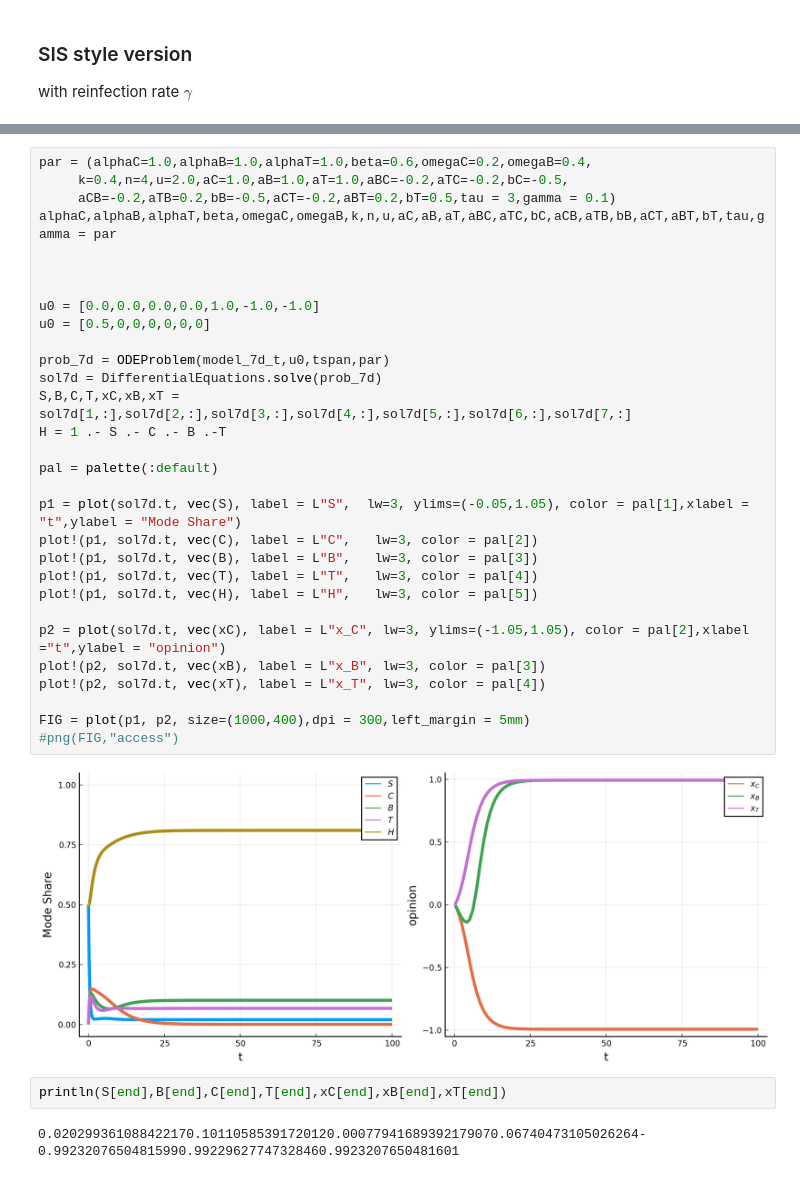
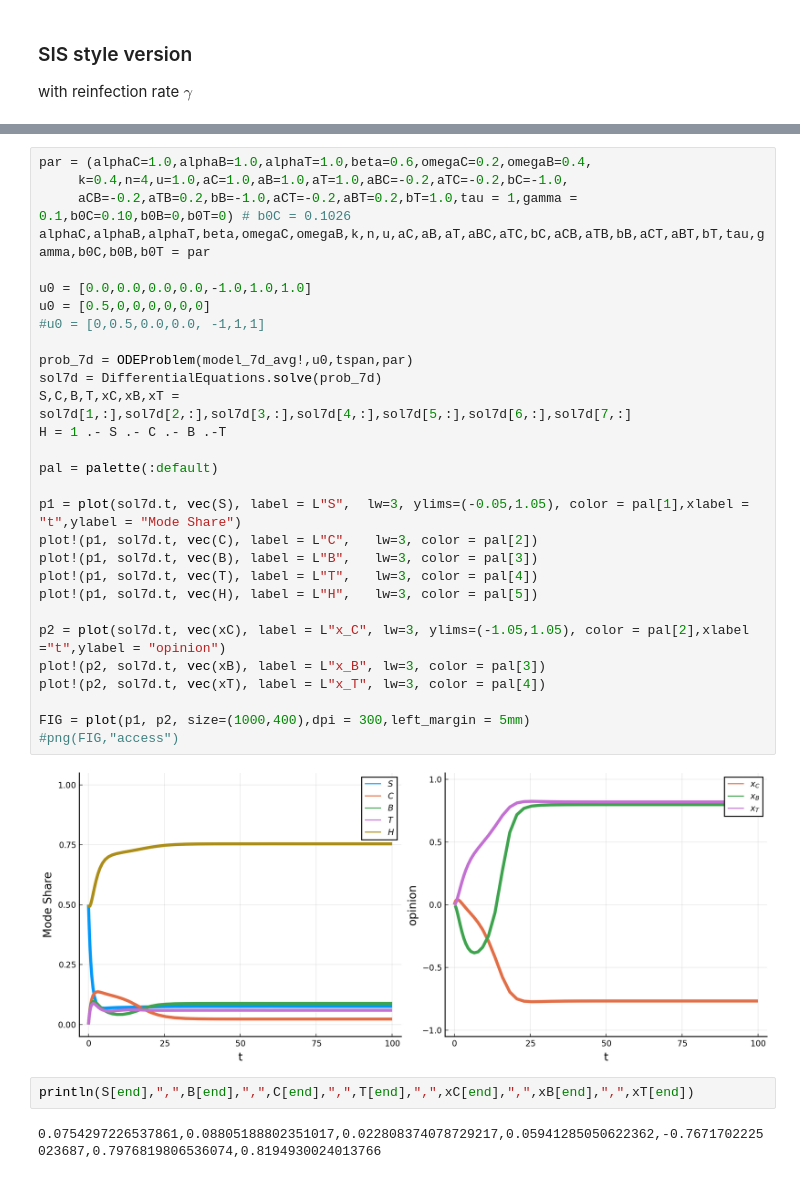
Before and after one commit to valentine-alia/MAE-6870, a Jupyter notebook: set_up_integration.ipynb, the cells around one changed output, grey strips where cells are left out. Saved outputs shown, nothing was run; the diff lists cells and outputs as text.

```diff
--- a/set_up_integration.ipynb
+++ b/set_up_integration.ipynb
@@ -209,40 +225,39 @@ plot!(p1, sol4d.t, vec(H4), label = L"H",   lw=3, color = pal[5])
 [figure]
 # %%
 par = (alphaC=1.0,alphaB=1.0,alphaT=1.0,beta=0.6,omegaC=0.2,omegaB=0.4,
-     k=0.4,n=4,u=2.0,aC=1.0,aB=1.0,aT=1.0,aBC=-0.2,aTC=-0.2,bC=-0.5,
-     aCB=-0.2,aTB=0.2,bB=-0.5,aCT=-0.2,aBT=0.2,bT=0.5,tau = 3,gamma = 0.1)
-alphaC,alphaB,alphaT,beta,omegaC,omegaB,k,n,u,aC,aB,aT,aBC,aTC,bC,aCB,aTB,bB,aCT,aBT,bT,tau,gamma = par
+     k=0.4,n=4,u=1.0,aC=1.0,aB=1.0,aT=1.0,aBC=-0.2,aTC=-0.2,bC=-1.0,
+     aCB=-0.2,aTB=0.2,bB=-1.0,aCT=-0.2,aBT=0.2,bT=1.0,tau = 1,gamma = 0.1,b0C=0.10,b0B=0,b0T=0) # b0C = 0.1026
+alphaC,alphaB,alphaT,beta,omegaC,omegaB,k,n,u,aC,aB,aT,aBC,aTC,bC,aCB,aTB,bB,aCT,aBT,bT,tau,gamma,b0C,b0B,b0T = par
 
+u0 = [0.0,0.0,0.0,0.0,-1.0,1.0,1.0]
+u0 = [0.5,0,0,0,0,0,0]
+#u0 = [0,0.5,0.0,0.0, -1,1,1]
 
-
-u0 = [0.0,0.0,0.0,0.0,1.0,-1.0,-1.0]
-u0 = [0.5,0,0,0,0,0,0]
-
-prob_7d = ODEProblem(model_7d_t,u0,tspan,par)
+prob_7d = ODEProblem(model_7d_avg!,u0,tspan,par)
 sol7d = DifferentialEquations.solve(prob_7d)
-S,B,C,T,xC,xB,xT = sol7d[1,:],sol7d[2,:],sol7d[3,:],sol7d[4,:],sol7d[5,:],sol7d[6,:],sol7d[7,:]
+S,C,B,T,xC,xB,xT = sol7d[1,:],sol7d[2,:],sol7d[3,:],sol7d[4,:],sol7d[5,:],sol7d[6,:],sol7d[7,:]
 H = 1 .- S .- C .- B .-T
 
 pal = palette(:default)
 
 p1 = plot(sol7d.t, vec(S), label = L"S",  lw=3, ylims=(-0.05,1.05), color = pal[1],xlabel = "t",ylabel = "Mode Share")
 plot!(p1, sol7d.t, vec(C), label = L"C",   lw=3, color = pal[2])
 plot!(p1, sol7d.t, vec(B), label = L"B",   lw=3, color = pal[3])
 plot!(p1, sol7d.t, vec(T), label = L"T",   lw=3, color = pal[4])
 plot!(p1, sol7d.t, vec(H), label = L"H",   lw=3, color = pal[5])
 
 p2 = plot(sol7d.t, vec(xC), label = L"x_C", lw=3, ylims=(-1.05,1.05), color = pal[2],xlabel ="t",ylabel = "opinion")
 plot!(p2, sol7d.t, vec(xB), label = L"x_B", lw=3, color = pal[3])
 plot!(p2, sol7d.t, vec(xT), label = L"x_T", lw=3, color = pal[4])
 
 FIG = plot(p1, p2, size=(1000,400),dpi = 300,left_margin = 5mm)
 #png(FIG,"access")
 # %% [output]
-[figure, old version]
+[figure, new version]
 # %%
-println(S[end],B[end],C[end],T[end],xC[end],xB[end],xT[end])
+println(S[end],",",B[end],",",C[end],",",T[end],",",xC[end],",",xB[end],",",xT[end])
 # %% [output]
-0.020299361088422170.10110585391720120.00077941689392179070.06740473105026264-0.99232076504815990.99229627747328460.9923207650481601
+0.0754297226537861,0.08805188802351017,0.022808374078729217,0.05941285050622362,-0.7671702225023687,0.7976819806536074,0.8194930024013766
 # %%
 function trapz(x,y)
     N = length(x)
```
Also changed, not shown: parts of 15 cells of this notebook, 4 other files.
